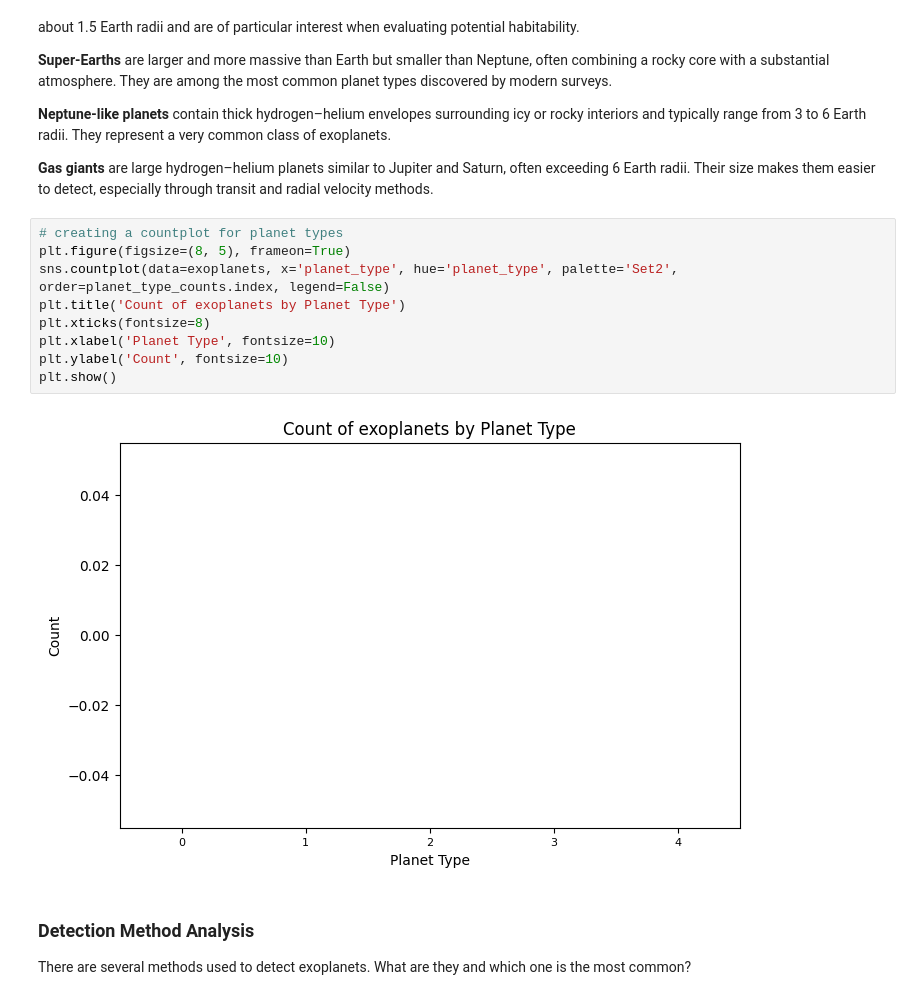
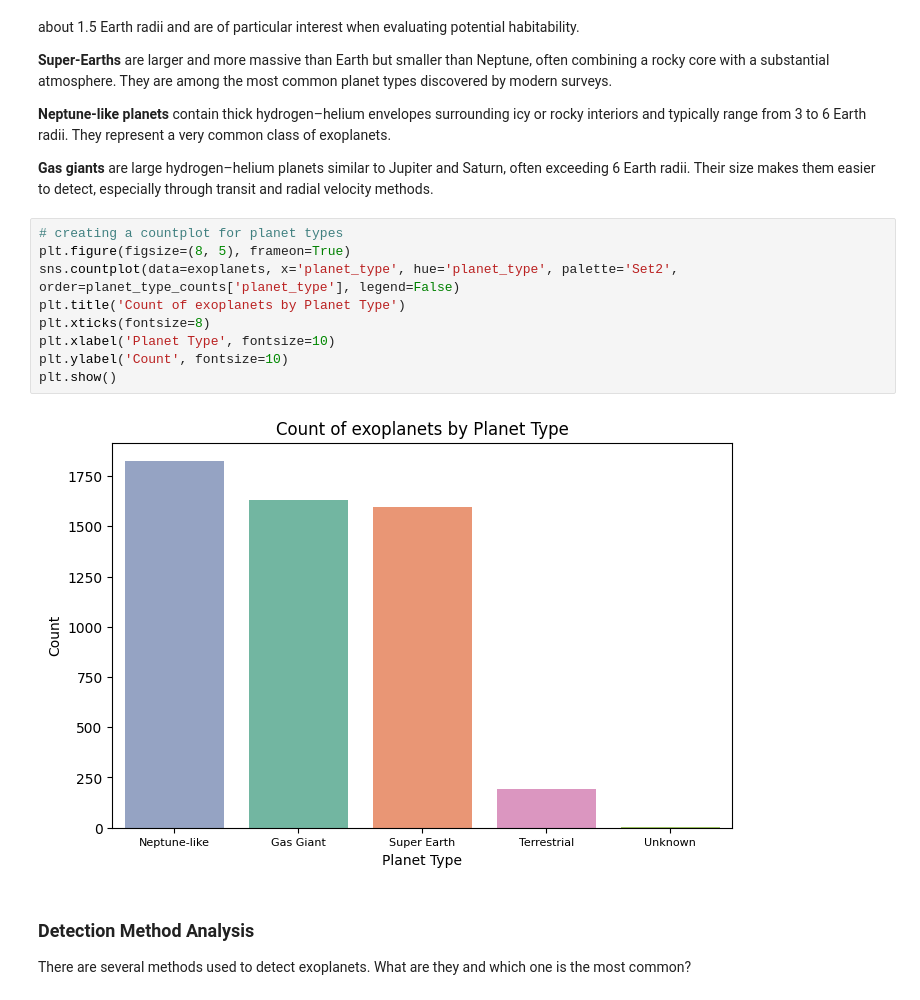
Before and after one commit to 7086600/da_final_project, a Jupyter notebook: da_final_project.ipynb, the cells around one changed output. Drawn from its saved outputs; the diff is of its cells as text.

Commit message:
fix issue with countplot for planet types

```diff
--- a/da_final_project.ipynb
+++ b/da_final_project.ipynb
@@ -203,14 +203,14 @@ The column `planet_type` contains data of different types of exoplanets. There a
 # %%
 # creating a countplot for planet types
 plt.figure(figsize=(8, 5), frameon=True)
-sns.countplot(data=exoplanets, x='planet_type', hue='planet_type', palette='Set2', order=planet_type_counts.index, legend=False)
+sns.countplot(data=exoplanets, x='planet_type', hue='planet_type', palette='Set2', order=planet_type_counts['planet_type'], legend=False)
 plt.title('Count of exoplanets by Planet Type')
 plt.xticks(fontsize=8)
 plt.xlabel('Planet Type', fontsize=10)
 plt.ylabel('Count', fontsize=10)
 plt.show()
 # %% [output]
-[figure, old version]
+[figure, new version]
 # %% [markdown]
 ### Detection Method Analysis
 
```
